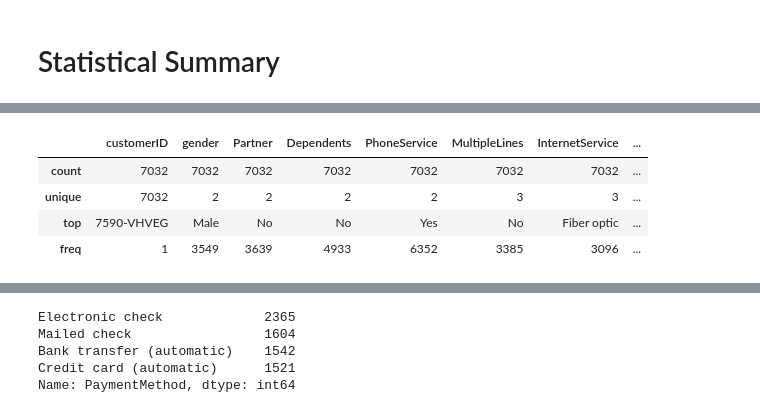
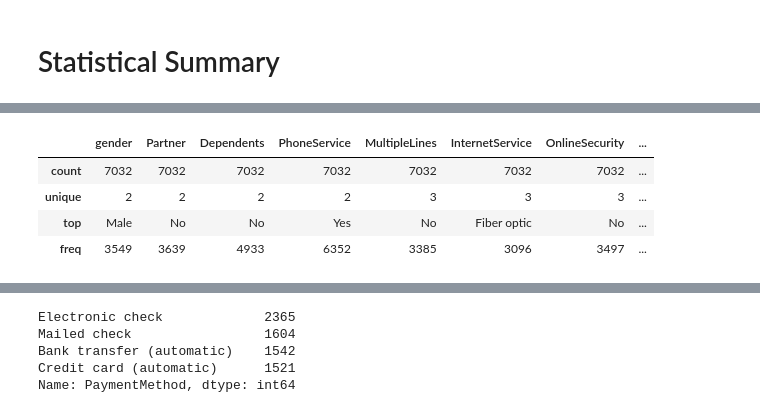
Before and after one commit to darsh996/Customer_Churn_Project, a Jupyter notebook: telcocustomerchurn.ipynb, the cells around one changed output, grey strips where cells are left out. Drawn from its saved outputs; the diff is of its cells as text; code cells hidden in the pictures.

```diff
--- a/telcocustomerchurn.ipynb
+++ b/telcocustomerchurn.ipynb
@@ -12,7 +17,7 @@ import numpy as np
 # %% [markdown]
 # Checking Data
 # %%
-df = pd.read_csv("/Users/darshmac/Desktop/Telecom_Dataset.csv")
+df = pd.read_csv("/Users/darshmac/Documents/cdac/For DBDA/Mini_Project/Telecom_Dataset.csv",index_col=0)
 # %%
 df.head()
 # %% [output]
@@ -152,0 +175,5 @@ Object Columns: ['customerID', 'gender', 'Partner', 'Dependents', 'PhoneService'
+# %%
+#add senoir to cat
+#type(numeric_columns)
+numeric_columns.remove('SeniorCitizen')
+categorical_columns.insert(1,'SeniorCitizen')
@@ -169,8 +212,8 @@ df[numeric_columns].describe()
 # %%
-df[categorical_columns].describe()
+df[categorical_columns].describe(include='object')
 # %% [output]
-|  | customerID | gender | Partner | Dependents | PhoneService | MultipleLines | InternetService | ... |
+|  | gender | Partner | Dependents | PhoneService | MultipleLines | InternetService | OnlineSecurity | ... |
 | count | 7032 | 7032 | 7032 | 7032 | 7032 | 7032 | 7032 | ... |
-| unique | 7032 | 2 | 2 | 2 | 2 | 3 | 3 | ... |
-| top | 7590-VHVEG | Male | No | No | Yes | No | Fiber optic | ... |
-| freq | 1 | 3549 | 3639 | 4933 | 6352 | 3385 | 3096 | ... |
+| unique | 2 | 2 | 2 | 2 | 3 | 3 | 3 | ... |
+| top | Male | No | No | Yes | No | Fiber optic | No | ... |
+| freq | 3549 | 3639 | 4933 | 6352 | 3385 | 3096 | 3497 | ... |
```
Also changed, not shown: parts of 45 cells of this notebook.
